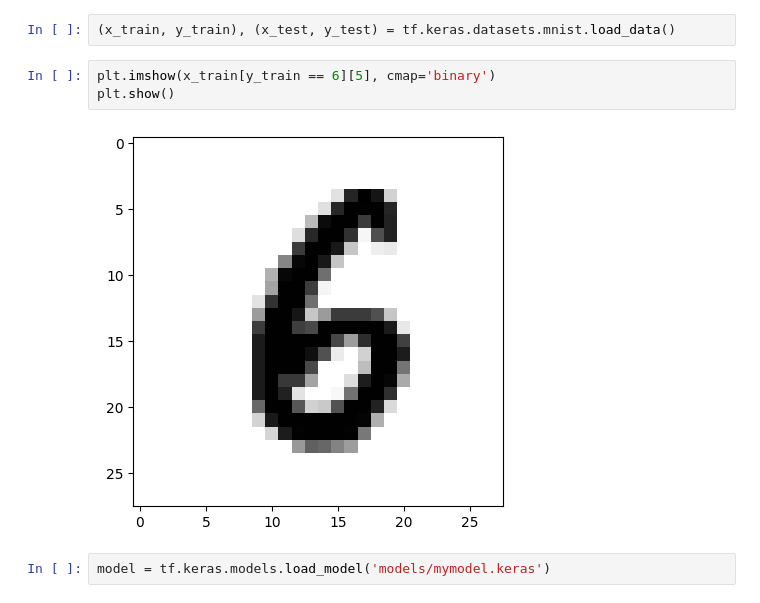
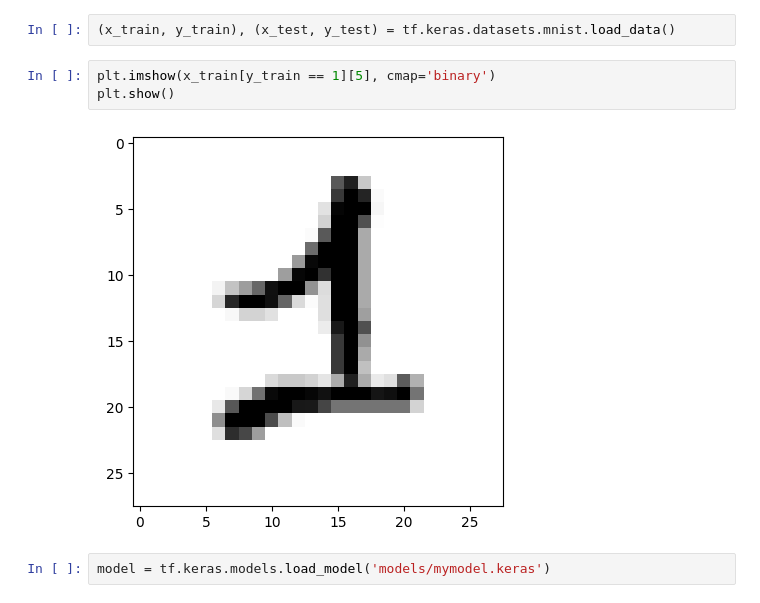
Before and after one commit to kmehmonov/ai-roadmap, a Jupyter notebook: projects/digit_rocognize/debug.ipynb, the cells around one changed output. Cells and saved outputs as stored; diff of their text form.

```diff
--- a/projects/digit_rocognize/debug.ipynb
+++ b/projects/digit_rocognize/debug.ipynb
@@ -31,10 +31,10 @@ import tensorflow as tf
 # %%
 (x_train, y_train), (x_test, y_test) = tf.keras.datasets.mnist.load_data()
 # %%
-plt.imshow(x_train[y_train == 6][5], cmap='binary')
+plt.imshow(x_train[y_train == 1][5], cmap='binary')
 plt.show()
 # %% [output]
-[figure, old version]
+[figure, new version]
 # %%
 model = tf.keras.models.load_model('models/mymodel.keras')
 # %%
```
Also changed, not shown: parts of 3 cells of this notebook, 9 other files.
